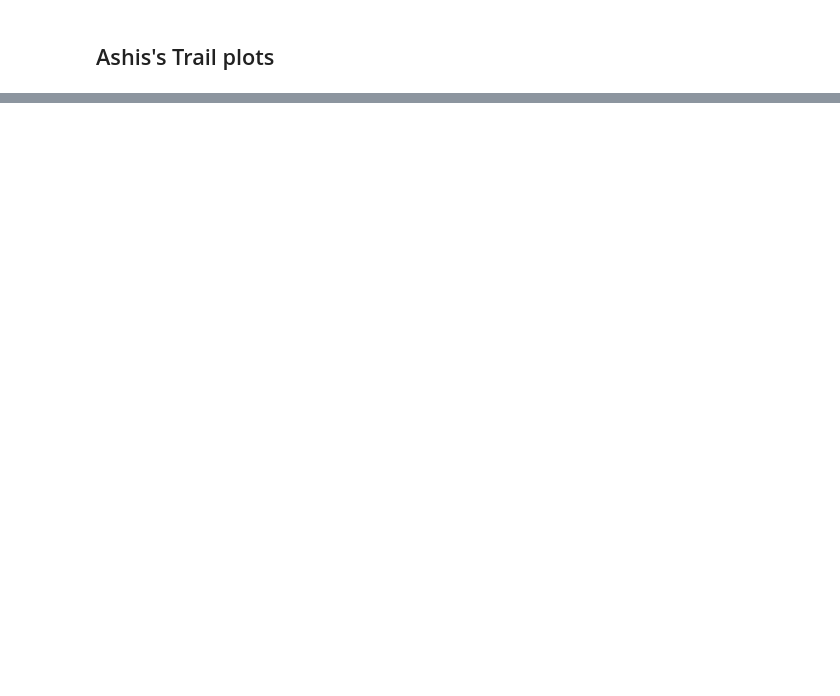
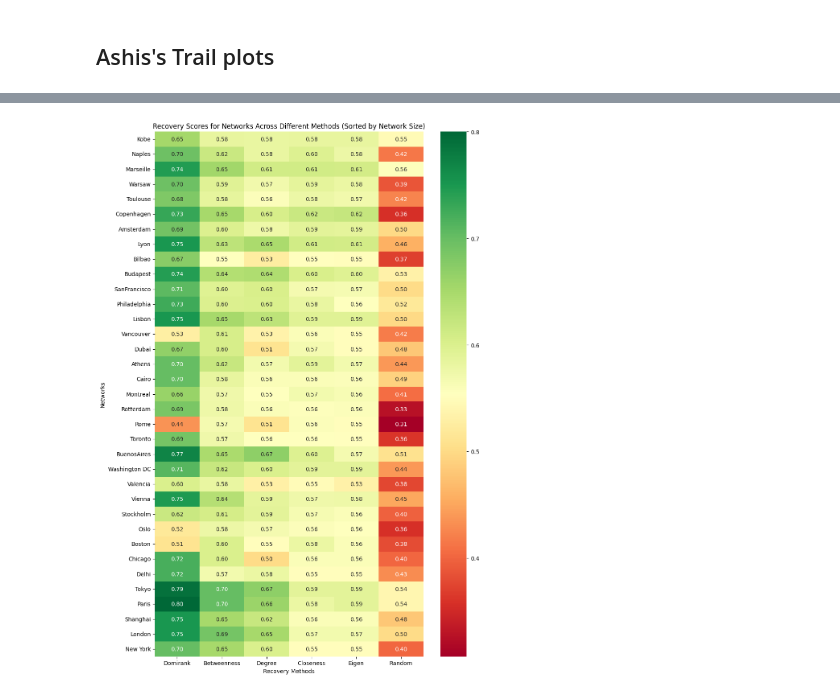
Before and after one commit to orijeet100/ashish_extension, a Jupyter notebook: recovery_replication.ipynb, the cells around one changed output, grey strips where cells are left out. Saved outputs shown, nothing was run; the diff lists cells and outputs as text; code cells hidden in the pictures; blank space fills up the shorter version.

```diff
--- a/recovery_replication.ipynb
+++ b/recovery_replication.ipynb
@@ -926,0 +1431,5 @@ Normalized area under the Random Recovery curve: 0.44
+# %%
+import pickle
+# Load the combined results from the pickle file
+with open('recovery_results.pkl', 'rb') as f:
+    network_results = pickle.load(f)
@@ -926,0 +1506,34 @@ Normalized area under the Random Recovery curve: 0.44
+# %%
+import pickle
+import seaborn as sns
+import matplotlib.pyplot as plt
+import pandas as pd
+
+# Load the results from the 'failure_results.pkl' file (with recovery scores)
+with open('recovery_results.pkl', 'rb') as f:
+    results = pickle.load(f)
+
+# Extract network attributes and recovery AUC scores from results
+network_attr_df = pd.DataFrame({city: res for city, res in results.items()}).T
+recovery_methods = ["Domirank", "Betweenness", "Degree", "Closeness", "Eigen", "Random"]
+
+# Extract recovery AUC data for the heatmap
+recovery_auc_df = pd.DataFrame({city: res['Recovery_AUC'] for city, res in results.items()}).T
+
+# Sort the networks based on the number of nodes (ascending order)
+sorted_networks = network_attr_df.sort_values(by="Nodes").index
+recovery_auc_df_sorted = recovery_auc_df.loc[sorted_networks]
+
+# Generate the heatmap for recovery scores across urban networks in ascending network size order
+plt.figure(figsize=(10, 14))
+sns.heatmap(recovery_auc_df_sorted, annot=True, cmap='RdYlGn', cbar=True, fmt=".2f")
+plt.title("Recovery Scores for Networks Across Different Methods (Sorted by Network Size)")
+plt.ylabel("Networks")
+plt.xlabel("Recovery Methods")
+plt.tight_layout()
+
+# Save and show the heatmap
+plt.savefig("recovery_heatmap_sorted.png")
+plt.show()
+# %% [output]
+[figure, added]
```
Also changed, not shown: parts of 37 cells of this notebook, 1 other file.
